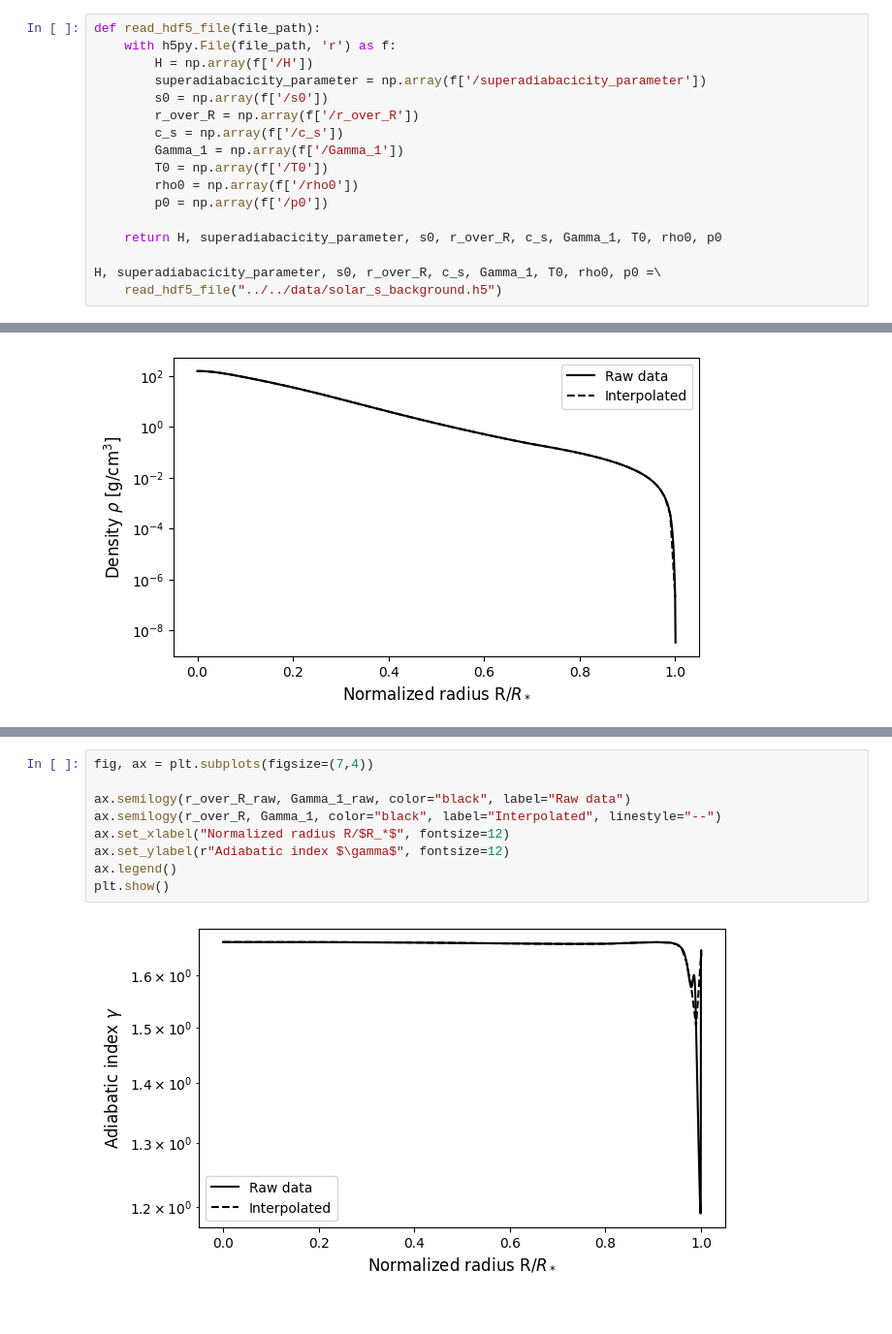
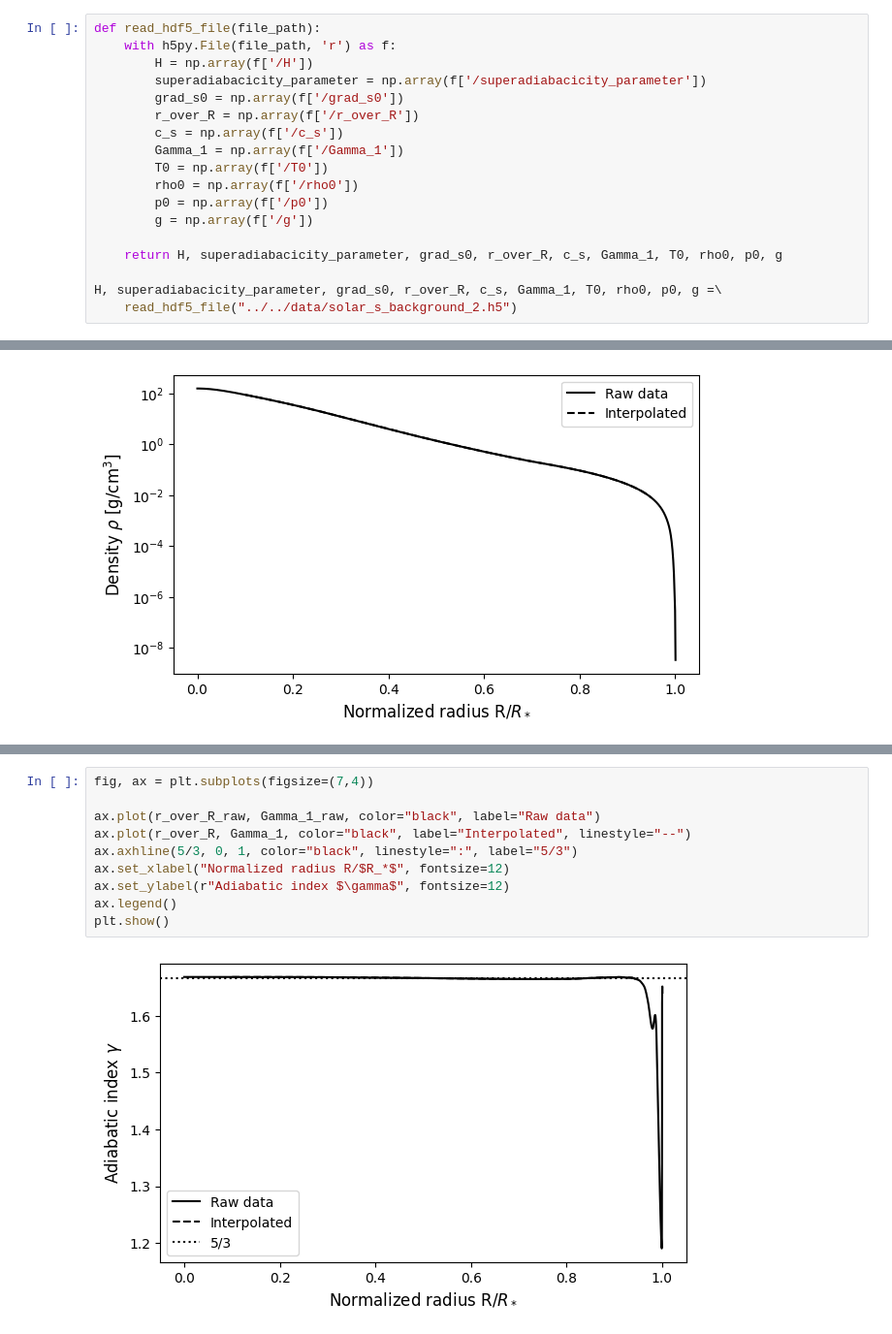
Before and after one commit to tabjone/2DHDCZ, a Jupyter notebook: testing/test_solar_s_background/plot_solar_s.ipynb, the cells around one changed output, grey strips where cells are left out. Shown at 97% size. Cells and saved outputs as stored; diff of their text form.

```diff
--- a/testing/test_solar_s_background/plot_solar_s.ipynb
+++ b/testing/test_solar_s_background/plot_solar_s.ipynb
@@ -7,15 +7,16 @@ def read_hdf5_file(file_path):
     with h5py.File(file_path, 'r') as f:
         H = np.array(f['/H'])
         superadiabacicity_parameter = np.array(f['/superadiabacicity_parameter'])
-        s0 = np.array(f['/s0'])
+        grad_s0 = np.array(f['/grad_s0'])
         r_over_R = np.array(f['/r_over_R'])
         c_s = np.array(f['/c_s'])
         Gamma_1 = np.array(f['/Gamma_1'])
         T0 = np.array(f['/T0'])
         rho0 = np.array(f['/rho0'])
         p0 = np.array(f['/p0'])
+        g = np.array(f['/g'])
 
-    return H, superadiabacicity_parameter, s0, r_over_R, c_s, Gamma_1, T0, rho0, p0
+    return H, superadiabacicity_parameter, grad_s0, r_over_R, c_s, Gamma_1, T0, rho0, p0, g
 
-H, superadiabacicity_parameter, s0, r_over_R, c_s, Gamma_1, T0, rho0, p0 =\
-    read_hdf5_file("../../data/solar_s_background.h5")
+H, superadiabacicity_parameter, grad_s0, r_over_R, c_s, Gamma_1, T0, rho0, p0, g =\
+    read_hdf5_file("../../data/solar_s_background_2.h5")
@@ -80,11 +141,12 @@ plt.show()
 # %%
 fig, ax = plt.subplots(figsize=(7,4))
 
-ax.semilogy(r_over_R_raw, Gamma_1_raw, color="black", label="Raw data")
-ax.semilogy(r_over_R, Gamma_1, color="black", label="Interpolated", linestyle="--")
+ax.plot(r_over_R_raw, Gamma_1_raw, color="black", label="Raw data")
+ax.plot(r_over_R, Gamma_1, color="black", label="Interpolated", linestyle="--")
+ax.axhline(5/3, 0, 1, color="black", linestyle=":", label="5/3")
 ax.set_xlabel("Normalized radius R/$R_*$", fontsize=12)
 ax.set_ylabel(r"Adiabatic index $\gamma$", fontsize=12)
 ax.legend()
 plt.show()
 # %% [output]
-[figure, old version]
+[figure, new version]
```
Also changed, not shown: parts of 25 cells of this notebook, 2 other files.
